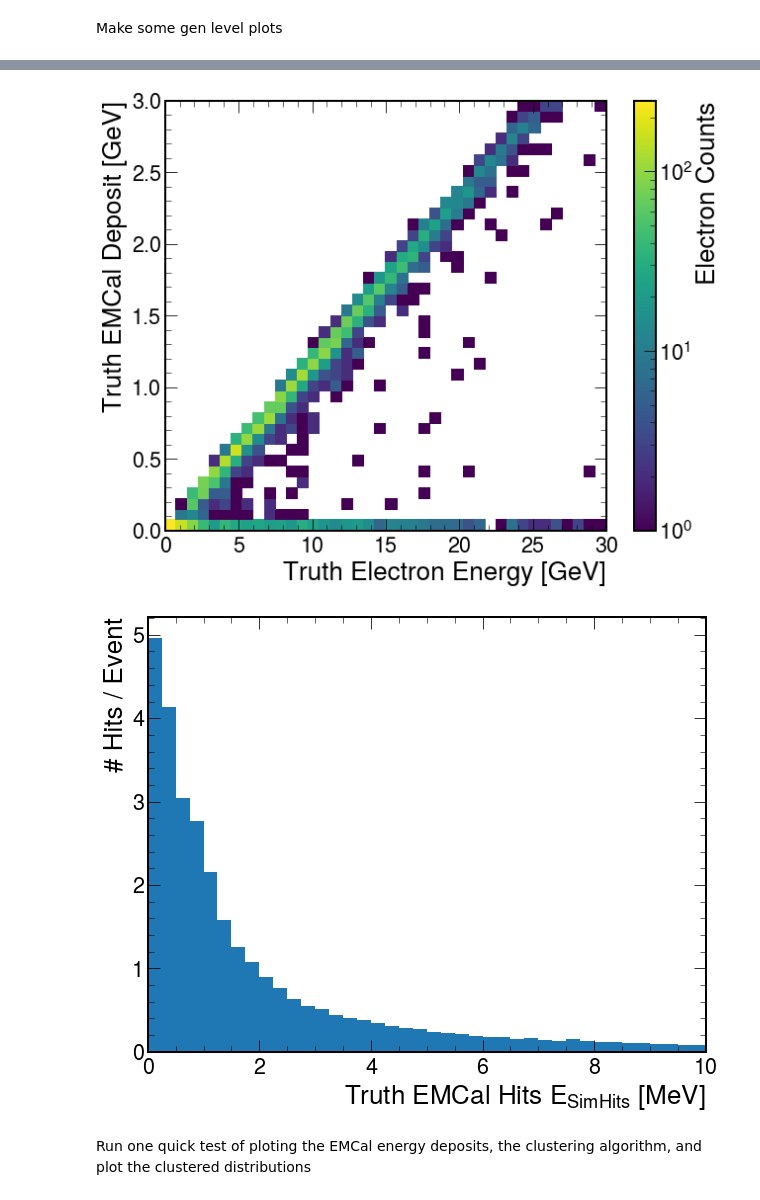
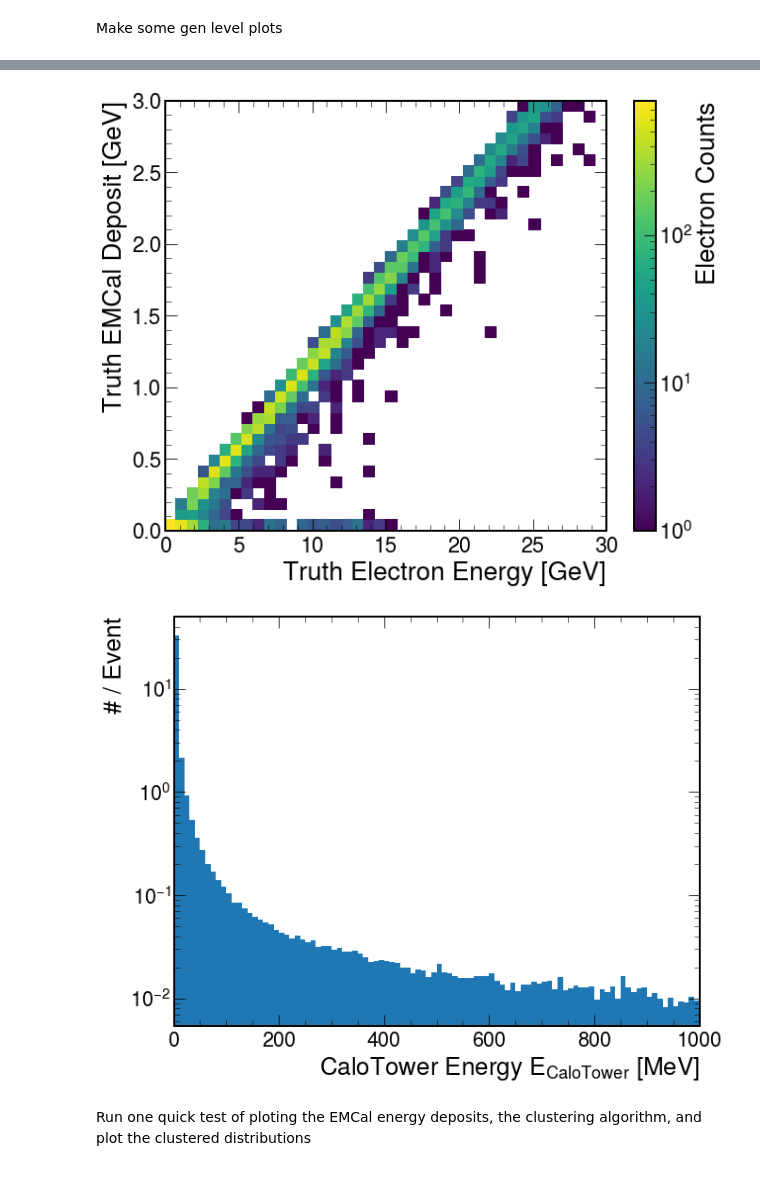
Before and after one commit to DarkQuest-FNAL/DarkQuest, a Jupyter notebook: e1039-analysis/python/EMCALClusters_v2.ipynb, the cells around one changed output, grey strips where cells are left out. Cells and saved outputs as stored; diff of their text form; code cells hidden in the pictures.

```diff
--- a/e1039-analysis/python/EMCALClusters_v2.ipynb
+++ b/e1039-analysis/python/EMCALClusters_v2.ipynb
@@ -38,7 +38,7 @@ from matplotlib import rcParams
 from matplotlib import colors
 from mpl_toolkits.mplot3d import Axes3D  # noqa: F401 unused import
 import mplhep as hep
-plt.style.use(hep.style.ROOT)
+plt.style.use(hep.style.CMS)
 import os,sys
 import pandas as pd
 from scipy.stats import halfnorm
@@ -46,6 +46,7 @@ from sklearn.cluster import KMeans
 from sklearn.cluster import Birch
 from sklearn.mixture import GaussianMixture
 from sklearn.cluster import DBSCAN
+from scipy.stats import binned_statistic
 # %% [markdown]
 Basic class to define the EMCAL geometry information
 # %%
@@ -239,7 +241,10 @@ def printemcalsimhits_byevent(ifile):
 def printemcalshowers_byevent(ifile):
     dq_events = getData(ifile,"Truth")
     dq_showers = dq_events["Showers"]
-    ecal_mask = ak.any(dq_showers.nshowers == 2,axis=1) & ak.any(dq_showers.sedep_ecal > 0, axis=1)
+    dq_electrons = dq_events["Electrons"]
+    dq_hits = dq_events["Hits"]
+    ecal_mask = ak.any(dq_showers.nshowers == 2,axis=1) & ak.any(dq_showers.sedep_ecal > 0, axis=1) & ak.any(dq_hits.detID == 100, axis=1)
+    #ecal_mask = ak.any(dq_showers.nshowers == 2,axis=1) & (ak.max(dq_showers.sedep_ecal, axis=1) > 0.01*ak.min(dq_electrons.ge, axis=1))
     #ecal_mask = ak.all(dq_showers.sedep_ecal > 0, axis=1)
     ecal_index = np.where(ecal_mask)
     print('Fraction of events with \x1b[31mTWO\033[0m showers reaching EMCAL: ',len(ecal_index[0])/len(dq_events))
@@ -327,8 +332,11 @@ def plotQuantities(ifile):
     print("showers: ", showers)
 
     # select emcal simhits
+    print("dq hits: ", dq_hits)
+    dq_hits = dq_hits[ak.all(showers>0.07*ge, axis=1)]
     emcal_mask = emcal_simhit_selection(dq_hits)
     emcal_hits = dq_hits[emcal_mask]
+    print("emcal hits: ", emcal_hits)
     #emcal_energy_mask = emcal_simhit_selection_energy(emcal_hits, 0.0005)
     #emcal_hits = emcal_hits[emcal_energy_mask]
     print("emcal_hits", ak.flatten(emcal_hits.edep,axis=None))
@@ -337,9 +345,9 @@ def plotQuantities(ifile):
     # plot the generated electron energy spectrum from the dark photon decay
     # should be close to Figure 4 in https://arxiv.org/pdf/1804.00661.pdf
     fig = plt.figure(figsize=(10,8))
-    plt.hist(ak.flatten(ge,axis=None), bins=40, range=(0,40), density=False)
+    plt.hist(ak.flatten(ge[showers>0.07*ge],axis=None), bins=40, range=(0,40), density=False)
     plt.xlim(0,40)
-    plt.xlabel("Generated Electron Energy $E_{Gen}$ [GeV]")
+    plt.xlabel("Truth Electron Energy $E_{Gen}$ [GeV]")
     plt.ylabel('A.U.')
     plt.savefig("truth_electron_energy.png")
     #plt.ylim(0,8)
@@ -349,9 +357,9 @@ def plotQuantities(ifile):
     # there are some events with two EMCal showers but the emcal energy deposit is zero
     # this is why there is a bump at zero
     fig = plt.figure(figsize=(10,8))
-    plt.hist(ak.flatten(showers,axis=None), bins=40, range=(0,4), density=False)
+    plt.hist(ak.flatten(showers[showers>0.07*ge],axis=None), bins=40, range=(0,4), density=False)
     plt.xlim(0,4)
-    plt.xlabel("Truth EMCal Energy Deposit $E_{Gen EMCal}$ [GeV]")
+    plt.xlabel("Clustered Energy $E_{EMCal}$ [GeV]")
     plt.ylabel('A.U.')
     plt.savefig("truth_emcal_energy.png")
 
@@ -370,14 +378,18 @@ def plotQuantities(ifile):
 
     # the EMCal simhits energy; simhit is the same as readout tower here
     fig = plt.figure(figsize=(10,8))
-    plt.hist(ak.flatten(emcal_hits*1000,axis=None), bins=40, range=(0,10), density=False, weights=1.0/len(events)*np.ones(len(ak.flatten(emcal_hits*1000,axis=None))))
-    plt.xlim(0,10)
-    plt.xlabel("Truth EMCal Hits $E_{Sim Hits}$ [MeV]")
-    plt.ylabel('# Hits / Event')
+    plt.hist(ak.flatten(emcal_hits*1000,axis=None), bins=100, range=(0,1000), density=False, weights=1.0/len(events)*np.ones(len(ak.flatten(emcal_hits*1000,axis=None))))
+    plt.xlim(0,1000)
+    plt.yscale('log')
+    plt.xlabel("CaloTower Energy $E_{CaloTower}$ [MeV]")
+    plt.ylabel('# / Event')
     plt.savefig("emcal_simhits.png")
 
 
 
-ifileBrem = "/seaquest/users/cmantill/DarkQuest/e1039-analysis/SimHits/macro/simeval_electrons_emcal/sim_eval_Brem_0.033428_z500_600_eps_-6.root"
+#ifileBrem = "/seaquest/users/cmantill/DarkQuest/e1039-analysis/SimHits/macro/simeval_electrons_emcal/sim_eval_Brem_0.033428_z500_600_eps_-6.root"
+ifileBrem = "/seaquest/users/cmantill/DarkQuest/e1039-analysis/SimHits/macro/simeval_electrons_emcal/sim_eval_Brem_1.356670_z500_600_eps_-6.root"
+ifileBrem = "/seaquest/users/cmantill/DarkQuest/e1039-analysis/SimHits/macro/simana_electrons/Brem_0.056739_z500_600_eps_-6.root"
+#ifileEta = "/seaquest/users/cmantill/DarkQuest/e1039-analysis/SimHits/macro/simana_electrons/Eta_0.289880_z500_600_eps_-6.root"
 plotQuantities(ifileBrem)
 # %% [output]
@@ -395,5 +409,5 @@ to_numpy [ 7.2189646  7.18185    3.363776  ...  9.468332  21.457052   0.6249017]
-[figure, old version]
+[figure, new version]
-[figure, old version]
+[figure, new version]
 # %% [markdown]
 Run one quick test of ploting the EMCal energy deposits, the clustering algorithm, and plot the clustered distributions
 # %%
```
Also changed, not shown: parts of 23 cells of this notebook.
